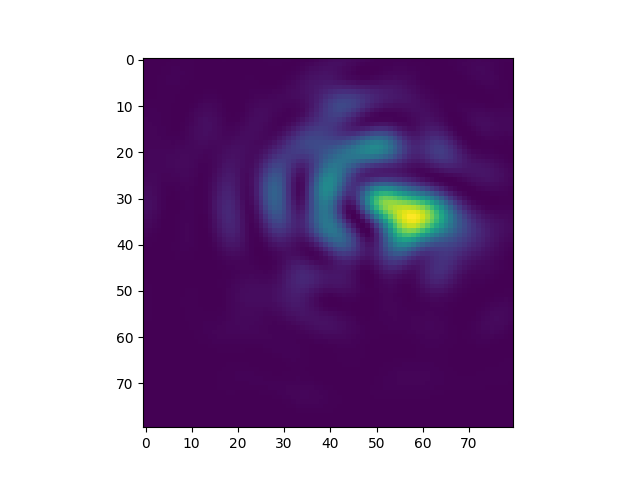
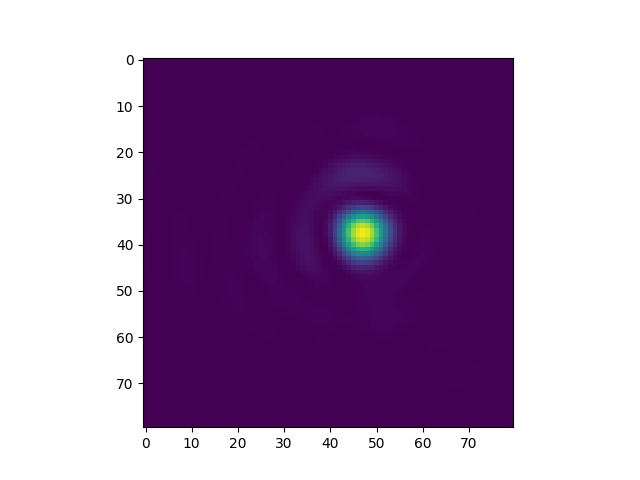
The notebook cell's code change between the first figure and the second:
--- before
+++ after
@@ -6,4 +6,4 @@
 plt.close(1)
 plt.figure(1)
-plt.imshow(ipsf[1])
+plt.imshow(ipsf[2])
 # plt.savefig('output/ipsf.png', dpi=150, bbox_inches='tight')

Commit: Random seed implemented